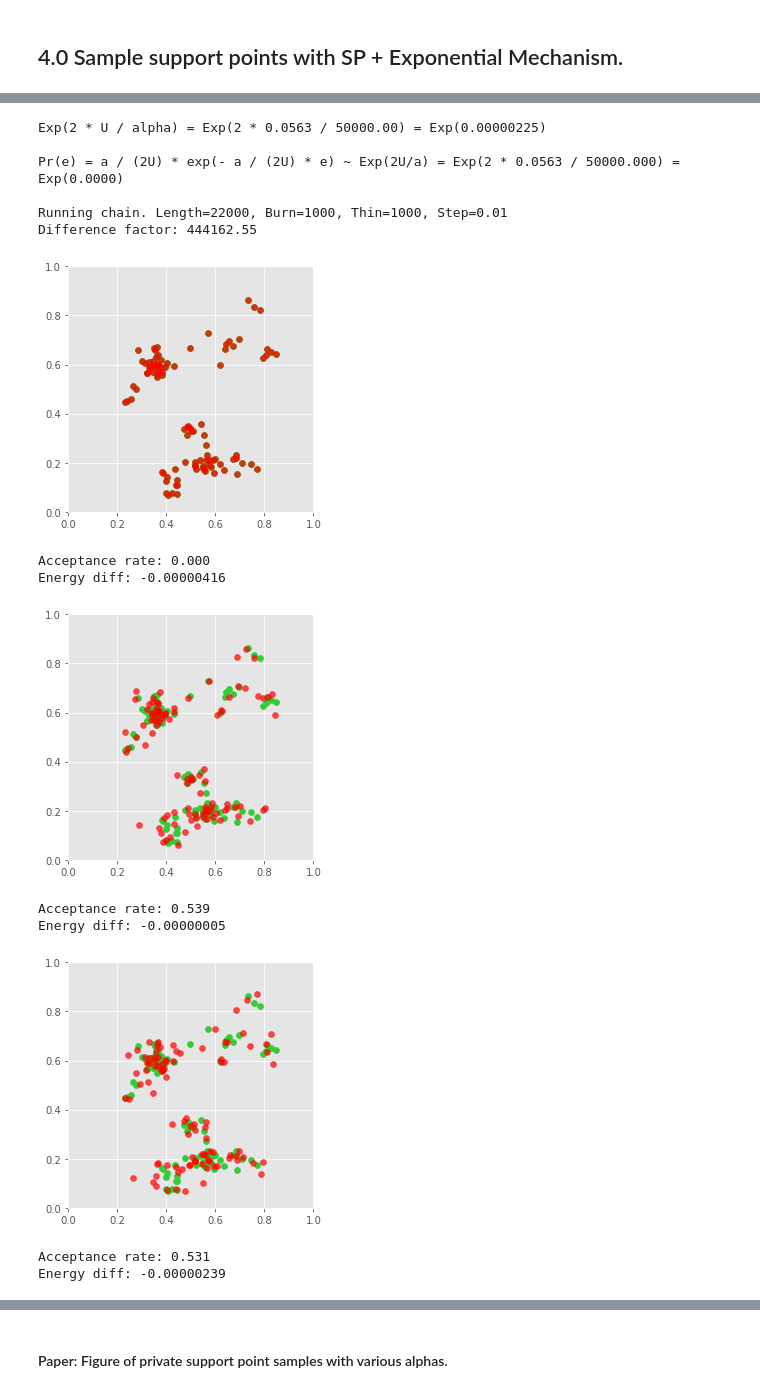
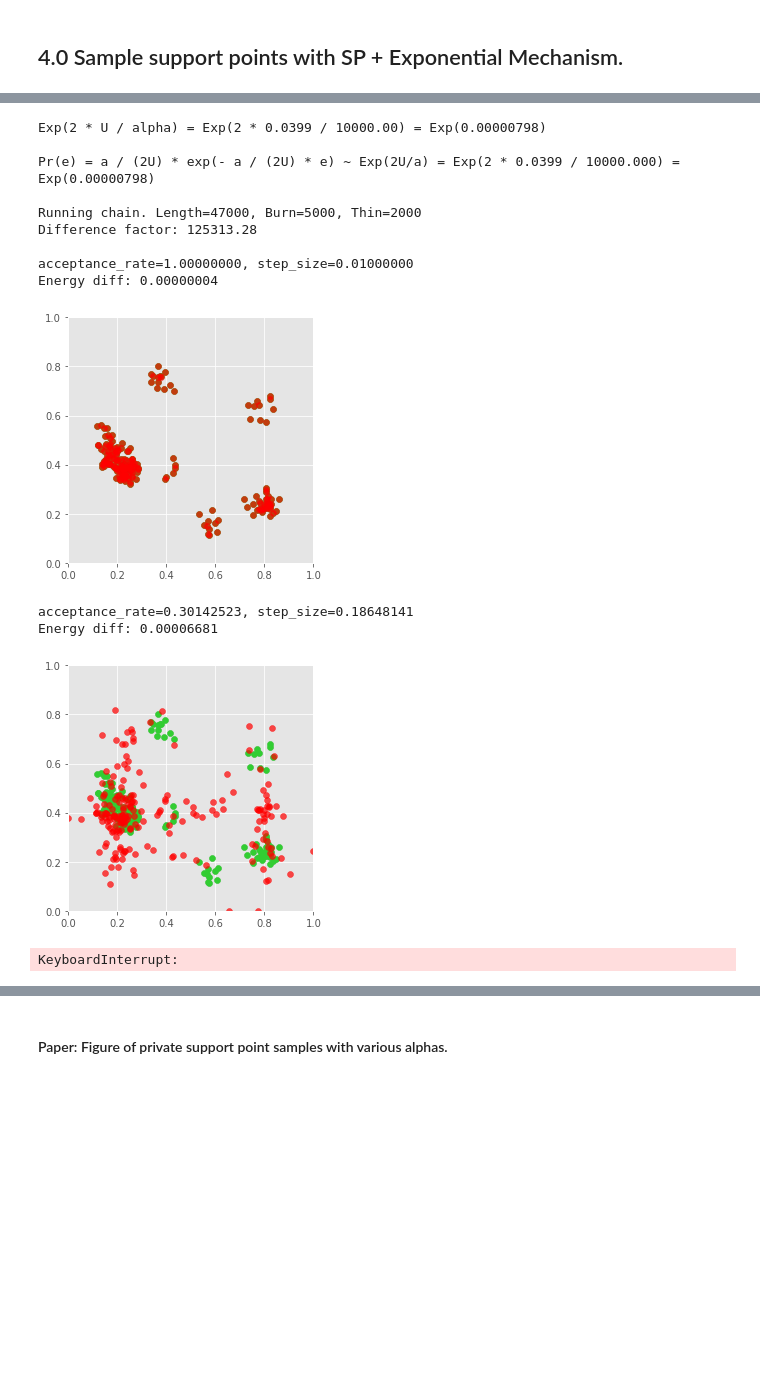
Before and after one commit to diesendruck/pv, a Jupyter notebook: mv_sp_privacy/src/sp_privacy.ipynb, the cells around one changed output, grey strips where cells are left out. Drawn from its saved outputs; the diff is of its cells as text; code cells hidden in the pictures; blank space fills up the shorter version.

```diff
--- a/mv_sp_privacy/src/sp_privacy.ipynb
+++ b/mv_sp_privacy/src/sp_privacy.ipynb
@@ -71,14 +71,14 @@ Y_INIT_OPTION = 'radial'         # ['grid', 'random', 'radial']
 MAX_ITER = 301                   # Num iterations in each support point optimization. [301]
 LR = 1e-2                        # Energy optimization learning rate. [1e-2]
 
+NUM_DATA = 200                   # Number of data points. [200]\
+DIM = 2                          # Dimension of data. [2]
 C = 10                           # Number of clusters in data. [10]
 SIGMA_DATA = 0.03                # Bandwidth of data. [0.03]
-NUM_DATA = 100                   # Number of data points. [200]
-DIM = 2                          # Dimension of data. [2]
 
-NUM_SUPP = 20                    # Number of support points. [10]
+NUM_SUPP = 10                    # Number of support points. [10]
 ALPHA = 50                       # Differential privacy level. [50]
-ENERGY_POWER = 2.                # Power for energy distance kernel. [2]
+ENERGY_POWER = 1.                # Power for energy distance kernel. [2]
 # %% [markdown]
 ___
 # %% [markdown]
@@ -164,9 +169,10 @@ PLOT = 1
 # %%
 # Sampling parameters.
 NUM_Y_TILDES = 21
-ALPHA = 20000  # 10000
+ALPHA = 2000  # 10000
+save_dir = '../output/balog_data_m_less_n'
 # Define energy sensitivity for Exponential Mechanism.
-energy_sensitivity = get_energy_sensitivity(x, NUM_SUPP)
+energy_sensitivity = get_energy_sensitivity(x, NUM_SUPP, power=ENERGY_POWER)
 print(('Exp(2 * U / alpha) = Exp(2 * {:.4f} / {:.2f}) '
        '= Exp({:.8f})').format(energy_sensitivity, ALPHA,
                                2. * energy_sensitivity / ALPHA))
@@ -174,7 +180,7 @@ print(('Exp(2 * U / alpha) = Exp(2 * {:.4f} / {:.2f}) '
 (y_tildes,
  energies,
  _) = sample_sp_exp_mech(e_opt, energy_sensitivity, x, y_opt, 'mh', NUM_Y_TILDES,
-                         ALPHA, plot=PLOT)
+                         ALPHA, plot=PLOT, save_dir=save_dir, power=ENERGY_POWER)
 
 if PLOT:
     #plt.title('Energies with MH, {} samples'.format(len(energies_mh)))
@@ -190,7 +196,7 @@ if PLOT:
     plt.ylabel('Frequency', fontsize=14)
 
     plt.tight_layout()
-    plt.savefig('../output/fig_mh_energies.png')
+    plt.savefig(os.path.join(save_dir, 'priv_sp_energies.png'))
     plt.show()
     print('Exponential param: {:.8f}'.format(p))
 # %% [output]
@@ -222,47 +231,49 @@ Energy diff: -0.00007255
 # %%
 # Sampling parameters.
 NUM_Y_TILDES = 21
-ALPHA = 50000  # 10000
-energy_sensitivity_num_data = get_energy_sensitivity(x, len(x))  # Note: Num supp = len(x).
+ALPHA = 10000  # 10000
+save_dir = '../output/balog_data_n_eq_m'
+energy_sensitivity_num_data = get_energy_sensitivity(x, len(x), power=ENERGY_POWER)  # Note: Num supp = len(x).
 print(('Exp(2 * U / alpha) = Exp(2 * {:.4f} / {:.2f}) '
    '= Exp({:.8f})').format(energy_sensitivity_num_data, ALPHA,
                            2. * energy_sensitivity_num_data / ALPHA))
 
 (y_tildes,
  energies,
  _) = sample_sp_exp_mech(e_opt, energy_sensitivity_num_data, x, x,  # NOTE: Instead of y_opt, use x.
-                         'mh', NUM_Y_TILDES, ALPHA, plot=PLOT)
+                         'mh', NUM_Y_TILDES, ALPHA, plot=PLOT,
+                         save_dir=save_dir,
+                         power=ENERGY_POWER)
 
 if PLOT:
     #plt.title('Energies with MH, {} samples'.format(len(energies_mh)))
     plt.hist(energies, bins=20, alpha=0.3, density=True, label='Samples')
 
 
     # Compare to Exponential density.
     p = exponential_param = 2. * energy_sensitivity_num_data / ALPHA
     xs = np.linspace(0, np.max(energies), 100)
     xs_dens = 1 / p * np.exp(-xs / p)
     plt.plot(xs, xs_dens, c='gray', label='Exponential density')
     plt.xlabel(r'Energy, $e(y, \tilde{y})$', fontsize=14)
     plt.ylabel('Frequency', fontsize=14)
 
     plt.tight_layout()
-    plt.savefig('../output/fig_mh_energies.png')
+    plt.savefig(os.path.join(save_dir, 'priv_sp_energies.png'))
     plt.show()
     print('p: {}'.format(p))
 # %% [output]
-Exp(2 * U / alpha) = Exp(2 * 0.0563 / 50000.00) = Exp(0.00000225)
+Exp(2 * U / alpha) = Exp(2 * 0.0399 / 10000.00) = Exp(0.00000798)
 
-Pr(e) = a / (2U) * exp(- a / (2U) * e) ~ Exp(2U/a) = Exp(2 * 0.0563 / 50000.000) = Exp(0.0000)
+Pr(e) = a / (2U) * exp(- a / (2U) * e) ~ Exp(2U/a) = Exp(2 * 0.0399 / 10000.000) = Exp(0.00000798)
 
-Running chain. Length=22000, Burn=1000, Thin=1000, Step=0.01
-Difference factor: 444162.55
+Running chain. Length=47000, Burn=5000, Thin=2000
+Difference factor: 125313.28
+
+acceptance_rate=1.00000000, step_size=0.01000000
+Energy diff: 0.00000004
-[figure, old version]
+[figure, new version]
-Acceptance rate: 0.000
-Energy diff: -0.00000416
+acceptance_rate=0.30142523, step_size=0.18648141
+Energy diff: 0.00006681
-[figure, old version]
+[figure, new version]
-Acceptance rate: 0.539
-Energy diff: -0.00000005
+KeyboardInterrupt:
-[figure, removed]
-Acceptance rate: 0.531
-Energy diff: -0.00000239
```
Also changed, not shown: parts of 15 cells of this notebook, 2 other files.
